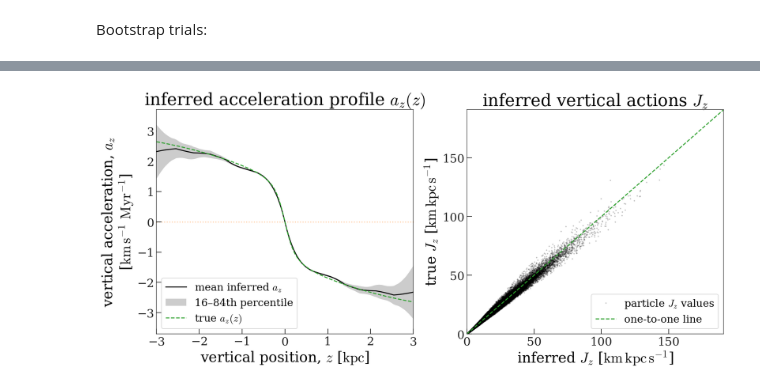
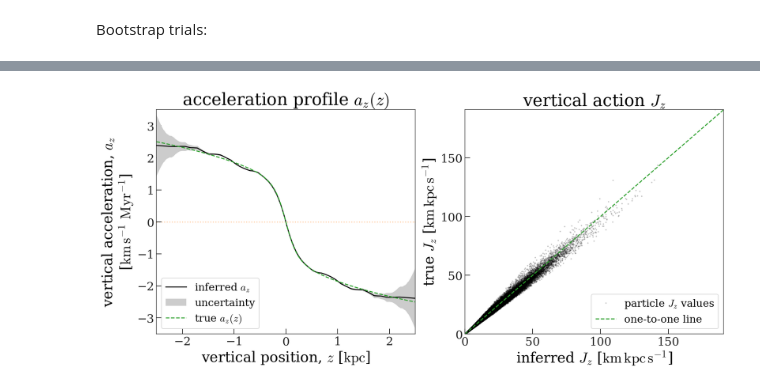
Before and after one commit to adrn/empirical-af, a Jupyter notebook: scripts/Figure-qIso-df.ipynb, the cells around one changed output, grey strips where cells are left out. Saved outputs shown, nothing was run; the diff lists cells and outputs as text; code cells hidden in the pictures.

```diff
--- a/scripts/Figure-qIso-df.ipynb
+++ b/scripts/Figure-qIso-df.ipynb
@@ -169,9 +177,10 @@ p0
          0.4109502 , 0.4109502 , 0.4109502 , 0.4109502 ])}}
 # %%
 bdata, res = model.run(
-    oti_data,
+    bdata,
     p0=p0,
+    label_name="mgfe",
     bins=zvz_bins,
-    jaxopt_kw=dict(maxiter=32768, tol=1e-12)
+    jaxopt_kw=dict(maxiter=32768, tol=1e-10)
     #     jaxopt_kw=dict(maxiter=16384),
 )
@@ -332,5 +362,6 @@ fig.savefig(
 # %%
-zgrid = np.linspace(-3, 3, 512) * u.kpc
+zgrid = np.linspace(-2.5, 2.5, 512) * u.kpc
+a_unit = u.km / u.s / u.Myr
 # %% [markdown]
 Error samples:
 # %%
@@ -366,15 +401,29 @@ for p in par_samples:
     acc = model.label_model.get_acceleration(zgrid, p)
     oti_accs.append(acc.value)
 oti_accs = oti_accs * acc.unit
+# %%
+err_prop_err = (
+    np.diff(np.nanpercentile(oti_accs.T, [16, 84], axis=1).to_value(a_unit), axis=0)[0]
+    / 2
+)
 # %% [markdown]
 Bootstrap trials:
 # %%
 rng = np.random.default_rng(seed=8675309)
 trials = []
-for trial in range(64):
+for trial in trange(32):
     trial_idx = rng.choice(len(oti_data), size=len(oti_data), replace=True)
+
+    tmp_cdata = oti_data[trial_idx].get_binned_counts(zvz_bins)
+    tmp_bdata, _ = oti_data[trial_idx].get_binned_label(bins=zvz_bins)
+    tmp_bdata["mgfe_err"] = sim_mgfe_std / np.sqrt(tmp_cdata["counts"])
+
     _, trial_res = model.run(
-        oti_data[trial_idx], bins=zvz_bins, jaxopt_kw=dict(maxiter=4096, tol=1e-8)
+        tmp_bdata,
+        p0=res.params,
+        bins=zvz_bins,
+        label_name="mgfe",
+        jaxopt_kw=dict(maxiter=4096, tol=1e-8),
     )
     trials.append(trial_res)
 # %%
@@ -455,7 +501,7 @@ ax.plot(
     # np.nanmean(oti_accs.T, axis=1).to_value(a_unit),
     color="k",
     marker="",
-    label="mean inferred $a_z$",
+    label="inferred $a_z$",
     zorder=10,
 )
 ax.fill_between(
@@ -466,7 +512,7 @@ ax.fill_between(
     (bestfit_acc + total_acc_err).to_value(a_unit),
     color="#cccccc",
     lw=0,
-    label=r"16–84th percentile",
+    label=r"uncertainty",
     zorder=2,
 )
 ax.plot(
@@ -489,7 +535,7 @@ ax.set_xlabel(f"vertical position, $z$ [{u.kpc:latex}]")
 ax.set_ylabel(
     f"vertical acceleration, $a_z$\n[{u.km/u.s:latex_inline} {u.Myr**-1:latex_inline}]"
 )
-ax.set_title("inferred acceleration profile $a_z(z)$")
+ax.set_title("acceleration profile $a_z(z)$")
 
 ax = axes[1]
 ax.plot(
@@ -499,35 +545,35 @@ ax.plot(
     ls="none",
     alpha=0.25,
     mew=0,
     ms=2.0,
     label="particle $J_z$ values",
     rasterized=True,
 )
 ax.axline(
     [0, 0],
     [
         pdata["J"].to_value(Junit)[aaf_idx, 2].max(),
         pdata["J"].to_value(Junit)[aaf_idx, 2].max(),
     ],
     ls="--",
     color="tab:green",
     marker="",
     label="one-to-one line",
 )
 ax.set_xlim(0, pdata["J"].to_value(Junit)[aaf_idx, 2].max())
 ax.set_ylim(0, pdata["J"].to_value(Junit)[aaf_idx, 2].max())
-ax.set_title("inferred vertical actions $J_z$")
+ax.set_title("vertical action $J_z$")
 
 ax.legend(loc="lower right", fontsize=16)
 
 ax.set_xlabel(f"inferred $J_z$ [{Junit:latex_inline}]")
 ax.set_ylabel(f"true $J_z$ [{Junit:latex_inline}]")
 ax.set_xticks(np.arange(0, 200, 50))
 ax.set_yticks(np.arange(0, 200, 50))
 
 fig.savefig("../tex/figures/qiso-validation.pdf", dpi=250)
 # %% [output]
-[figure, old version]
+[figure, new version]
 # %%
 idx = np.abs(zgrid - 1 * u.kpc).argmin()
 (total_acc_err[idx] / true_acc[2][idx]).decompose()
```
Also changed, not shown: parts of 28 cells of this notebook, 6 other files.
